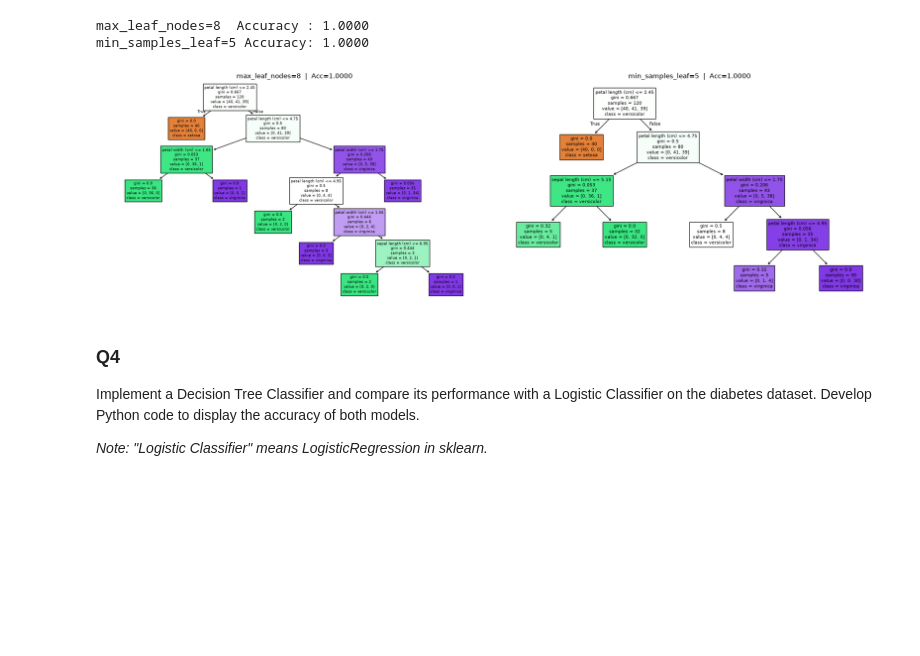
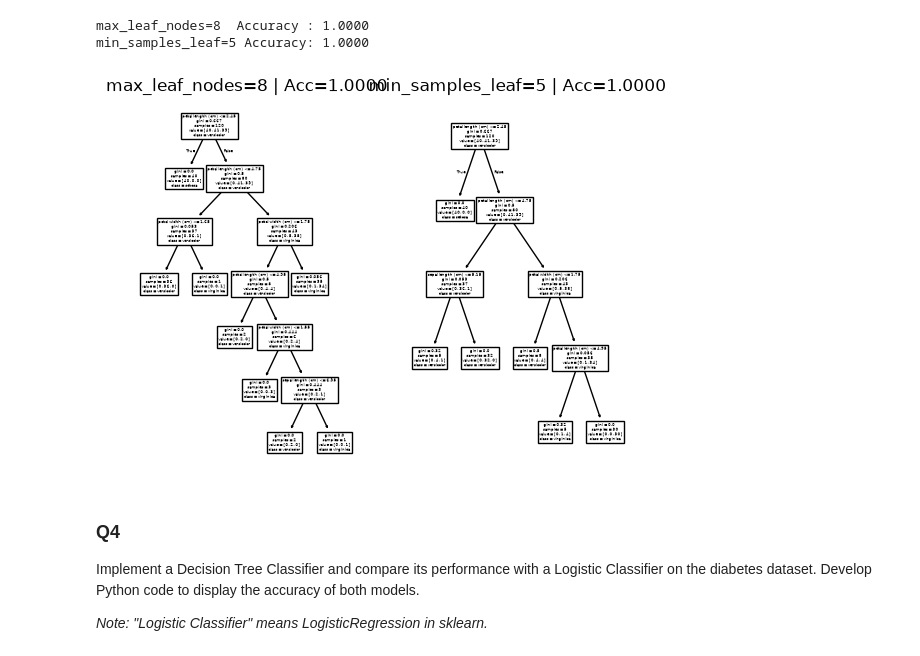
Before and after one commit to DevsAlternateGit/Sem-7_ML_IPE, a Jupyter notebook: 01_decision_trees.ipynb, the cells around one changed output. Drawn from its saved outputs; the diff is of its cells as text; code cells hidden in the pictures; blank space fills up the shorter version.

```diff
--- a/01_decision_trees.ipynb
+++ b/01_decision_trees.ipynb
@@ -169,21 +163,19 @@ print(f"min_samples_leaf=5 Accuracy: {acc_min:.4f}")
 max_leaf_nodes=8  Accuracy : 1.0000
 min_samples_leaf=5 Accuracy: 1.0000
 # %%
-# Compare both trees side by side
-fig, axes = plt.subplots(1, 2, figsize=(20, 6))
+fig, axes = plt.subplots(1, 2)
 
 plot_tree(model_leaf, feature_names=iris.feature_names,
-          class_names=iris.target_names, filled=True, ax=axes[0])
-axes[0].set_title(f"max_leaf_nodes=8  |  Acc={acc_leaf:.4f}")
+          class_names=iris.target_names, ax=axes[0])
+axes[0].set_title(f"max_leaf_nodes=8 | Acc={acc_leaf:.4f}")
 
 plot_tree(model_min, feature_names=iris.feature_names,
-          class_names=iris.target_names, filled=True, ax=axes[1])
-axes[1].set_title(f"min_samples_leaf=5  |  Acc={acc_min:.4f}")
+          class_names=iris.target_names, ax=axes[1])
+axes[1].set_title(f"min_samples_leaf=5 | Acc={acc_min:.4f}")
 
-plt.tight_layout()
 plt.show()
 # %% [output]
-[figure, old version]
+[figure, new version]
 # %% [markdown]
 ### Q4
 Implement a Decision Tree Classifier and compare its performance with a Logistic Classifier on the diabetes dataset. Develop Python code to display the accuracy of both models.
```
Also changed, not shown: parts of 2 cells of this notebook.
